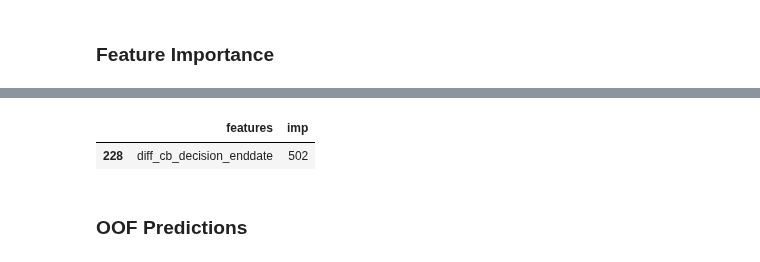
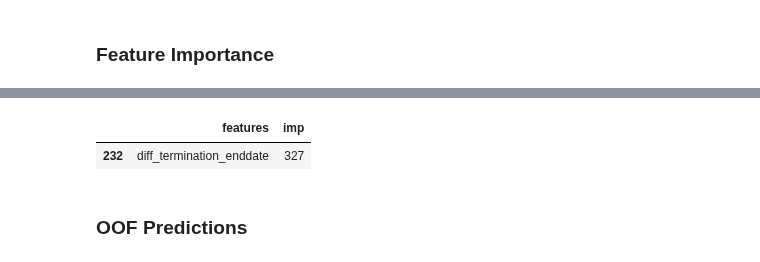
Before and after one commit to numb3r33/Kaggle_Home_Credit, a Jupyter notebook: notebooks/Pipeline.ipynb, the cells around one changed output, grey strips where cells are left out. Cells and saved outputs as stored; diff of their text form; code cells hidden in the pictures.

```diff
--- a/notebooks/Pipeline.ipynb
+++ b/notebooks/Pipeline.ipynb
@@ -774,9 +816,9 @@ params = {
     'objective': 'binary',
     'learning_rate': .02,
     'metric': 'auc',
-    'min_data_in_leaf': 100,
+    'min_data_in_leaf': 75,
     'num_leaves': 60,
-    'feature_fraction': .6,
+    'feature_fraction': .4,
     'lambda_l1': 5,
     'lambda_l2': 10,
     'min_child_weight': 1.,
@@ -850,8 +892,8 @@ feat_imp.sort_values(by='imp', ascending=False)
 # %%
-feat_imp[feat_imp.features == 'diff_cb_decision_enddate']
+feat_imp[feat_imp.features == 'diff_termination_enddate']
 # %% [output]
 |  | features | imp |
-| 228 | diff_cb_decision_enddate | 502 |
+| 232 | diff_termination_enddate | 327 |
 # %% [markdown]
 ### OOF Predictions
 # %%
```
Also changed, not shown: parts of 15 cells of this notebook, 1 other file.
